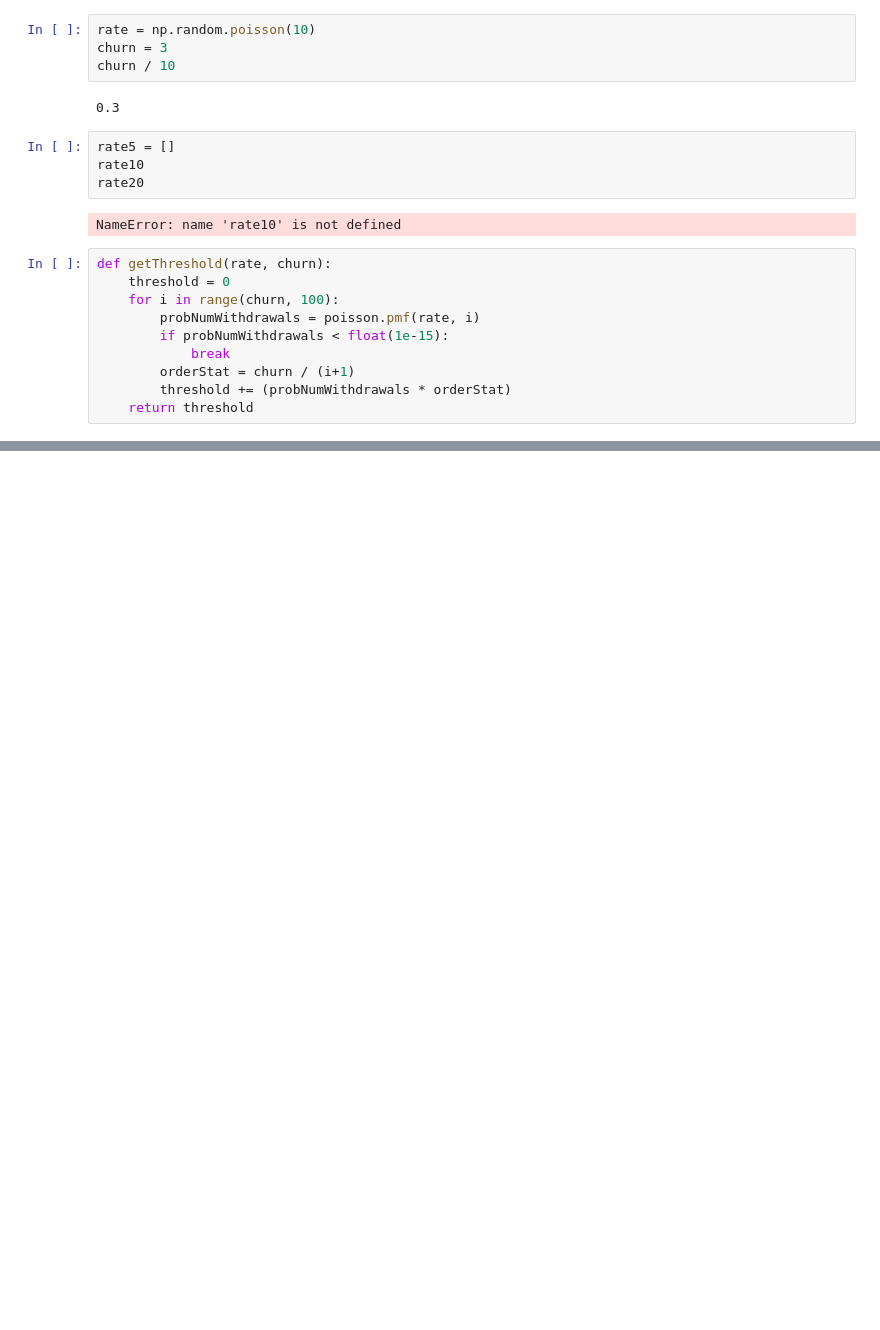
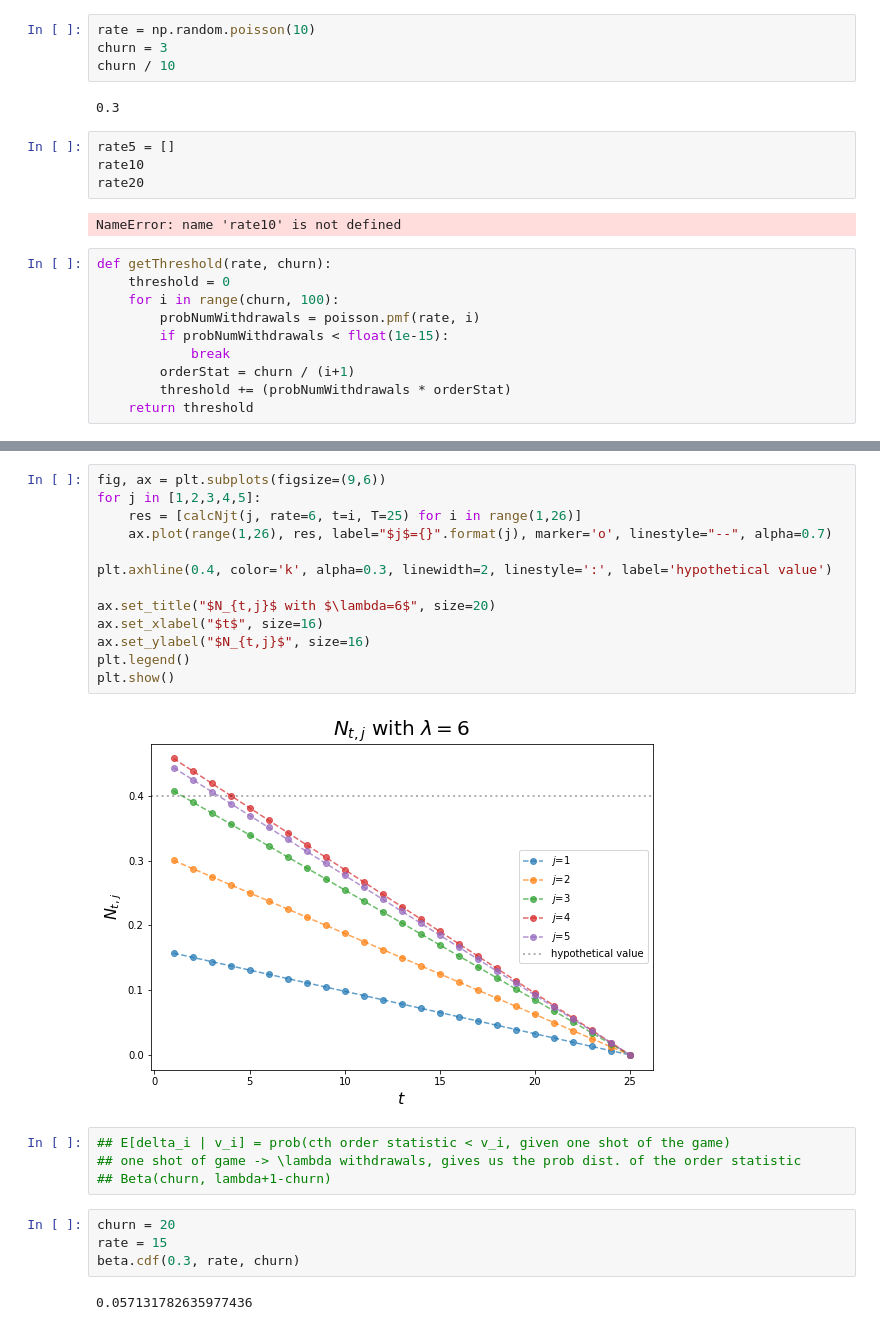
Before and after one commit to michaelneuder/issuance, a Jupyter notebook: wdraws.ipynb, the cells around one changed output, grey strips where cells are left out. Saved outputs shown, nothing was run; the diff lists cells and outputs as text; blank space fills up the shorter version.

```diff
--- a/wdraws.ipynb
+++ b/wdraws.ipynb
@@ -127,0 +163,25 @@ def getThreshold(rate, churn):
+# %%
+fig, ax = plt.subplots(figsize=(9,6))
+for j in [1,2,3,4,5]:
+    res = [calcNjt(j, rate=6, t=i, T=25) for i in range(1,26)]
+    ax.plot(range(1,26), res, label="$j$={}".format(j), marker='o', linestyle="--", alpha=0.7)
+
+plt.axhline(0.4, color='k', alpha=0.3, linewidth=2, linestyle=':', label='hypothetical value')
+
+ax.set_title("$N_{t,j}$ with $\lambda=6$", size=20)
+ax.set_xlabel("$t$", size=16)
+ax.set_ylabel("$N_{t,j}$", size=16)
+plt.legend()
+plt.show()
+# %% [output]
+[figure, added]
+# %%
+## E[delta_i | v_i] = prob(cth order statistic < v_i, given one shot of the game)
+## one shot of game -> \lambda withdrawals, gives us the prob dist. of the order statistic
+## Beta(churn, lambda+1-churn)
+# %%
+churn = 20
+rate = 15
+beta.cdf(0.3, rate, churn)
+# %% [output]
+0.057131782635977436
```
Also changed, not shown: parts of 8 cells of this notebook.
